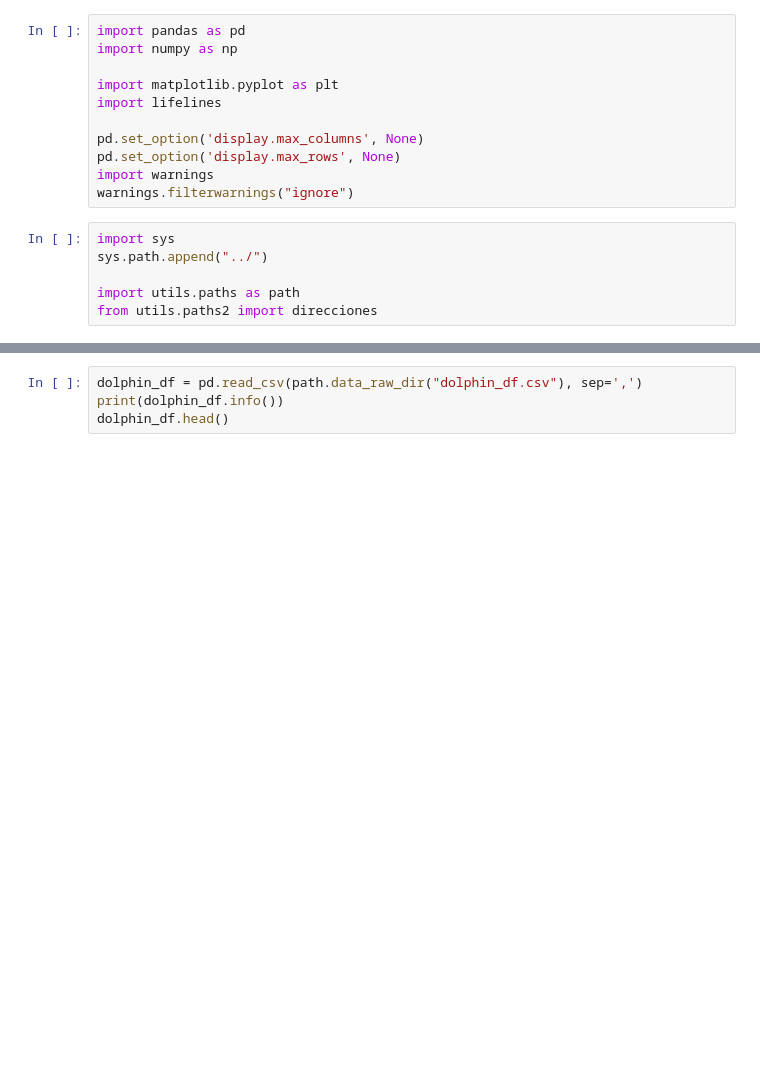
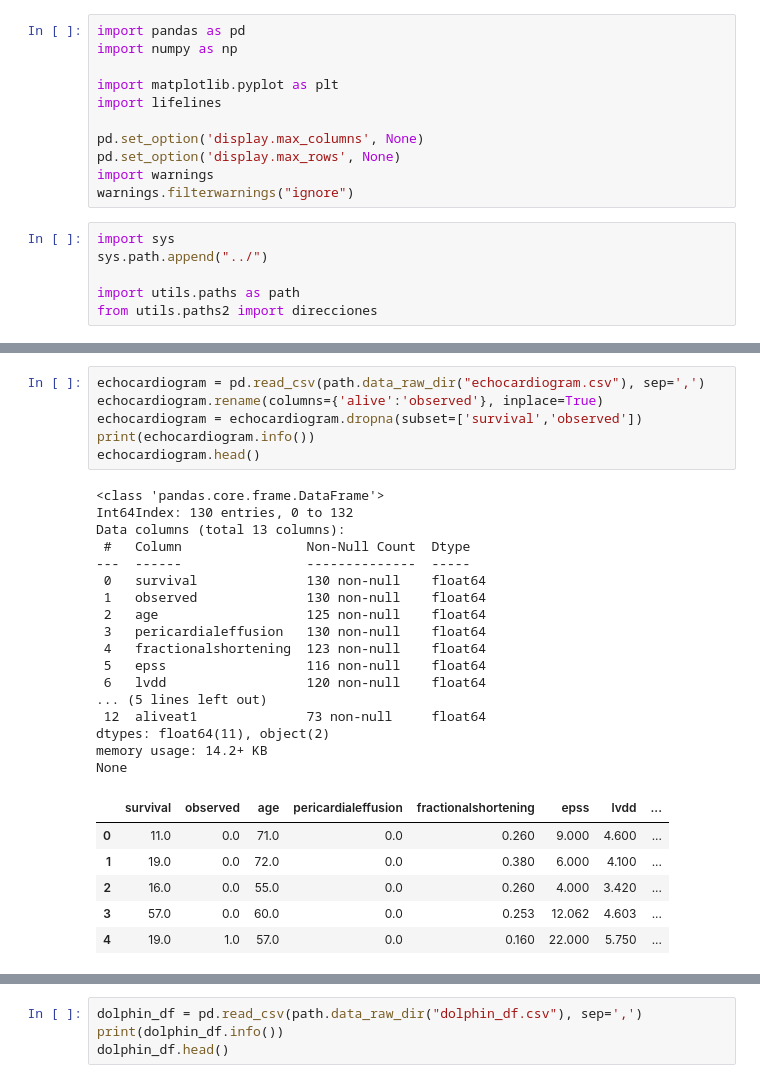
Before and after one commit to oecorrechag/survival-analysis, a Jupyter notebook: notebooks/0.2.0 Survival Curve Estimation.ipynb, the cells around one changed output, grey strips where cells are left out. Drawn from its saved outputs; the diff is of its cells as text; blank space fills up the shorter version.

```diff
--- a/notebooks/0.2.0 Survival Curve Estimation.ipynb
+++ b/notebooks/0.2.0 Survival Curve Estimation.ipynb
@@ -32,0 +39,30 @@ from utils.paths2 import direcciones
+# %%
+echocardiogram = pd.read_csv(path.data_raw_dir("echocardiogram.csv"), sep=',')
+echocardiogram.rename(columns={'alive':'observed'}, inplace=True)
+echocardiogram = echocardiogram.dropna(subset=['survival','observed'])
+print(echocardiogram.info())
+echocardiogram.head()
+# %% [output]
+<class 'pandas.core.frame.DataFrame'>
+Int64Index: 130 entries, 0 to 132
+Data columns (total 13 columns):
+ #   Column                Non-Null Count  Dtype
+---  ------                --------------  -----
+ 0   survival              130 non-null    float64
+ 1   observed              130 non-null    float64
+ 2   age                   125 non-null    float64
+ 3   pericardialeffusion   130 non-null    float64
+ 4   fractionalshortening  123 non-null    float64
+ 5   epss                  116 non-null    float64
+ 6   lvdd                  120 non-null    float64
+... (5 lines left out)
+ 12  aliveat1              73 non-null     float64
+dtypes: float64(11), object(2)
+memory usage: 14.2+ KB
+None
+|  | survival | observed | age | pericardialeffusion | fractionalshortening | epss | lvdd | ... |
+| 0 | 11.0 | 0.0 | 71.0 | 0.0 | 0.260 | 9.000 | 4.600 | ... |
+| 1 | 19.0 | 0.0 | 72.0 | 0.0 | 0.380 | 6.000 | 4.100 | ... |
+| 2 | 16.0 | 0.0 | 55.0 | 0.0 | 0.260 | 4.000 | 3.420 | ... |
+| 3 | 57.0 | 0.0 | 60.0 | 0.0 | 0.253 | 12.062 | 4.603 | ... |
+| 4 | 19.0 | 1.0 | 57.0 | 0.0 | 0.160 | 22.000 | 5.750 | ... |
```
Also changed, not shown: parts of 21 cells of this notebook.
